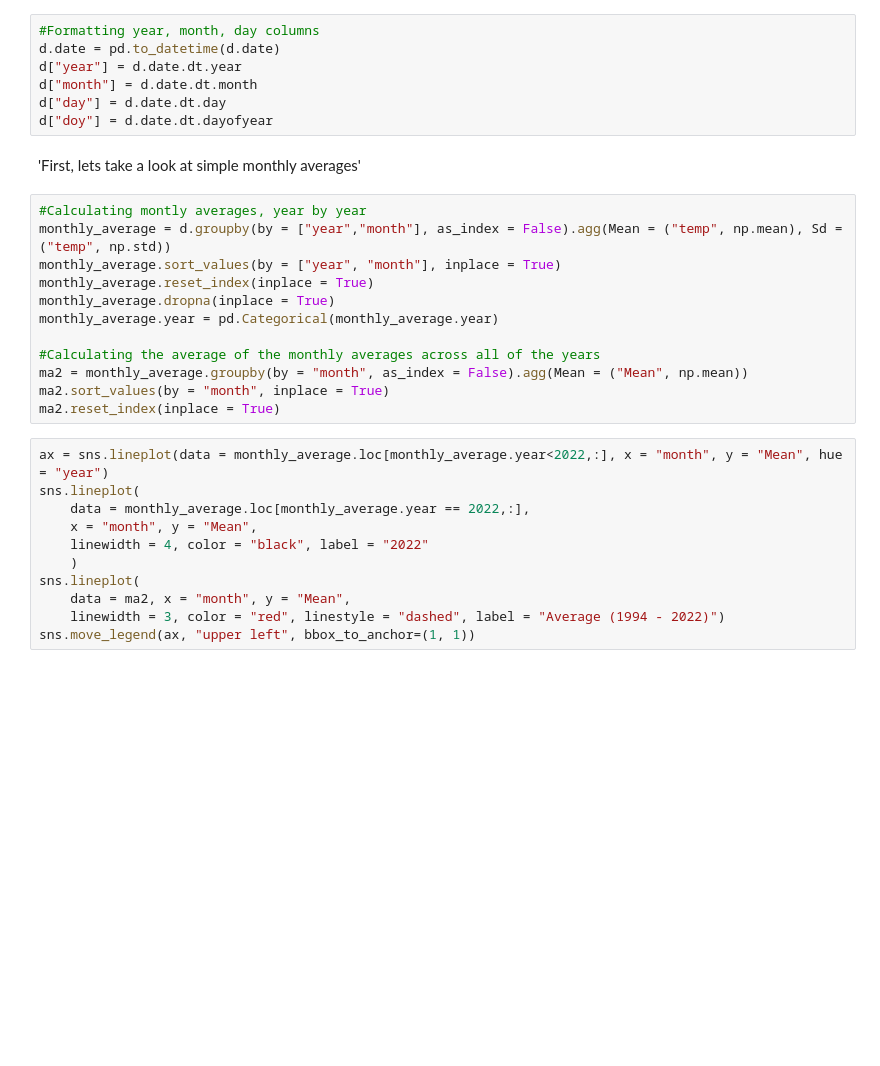
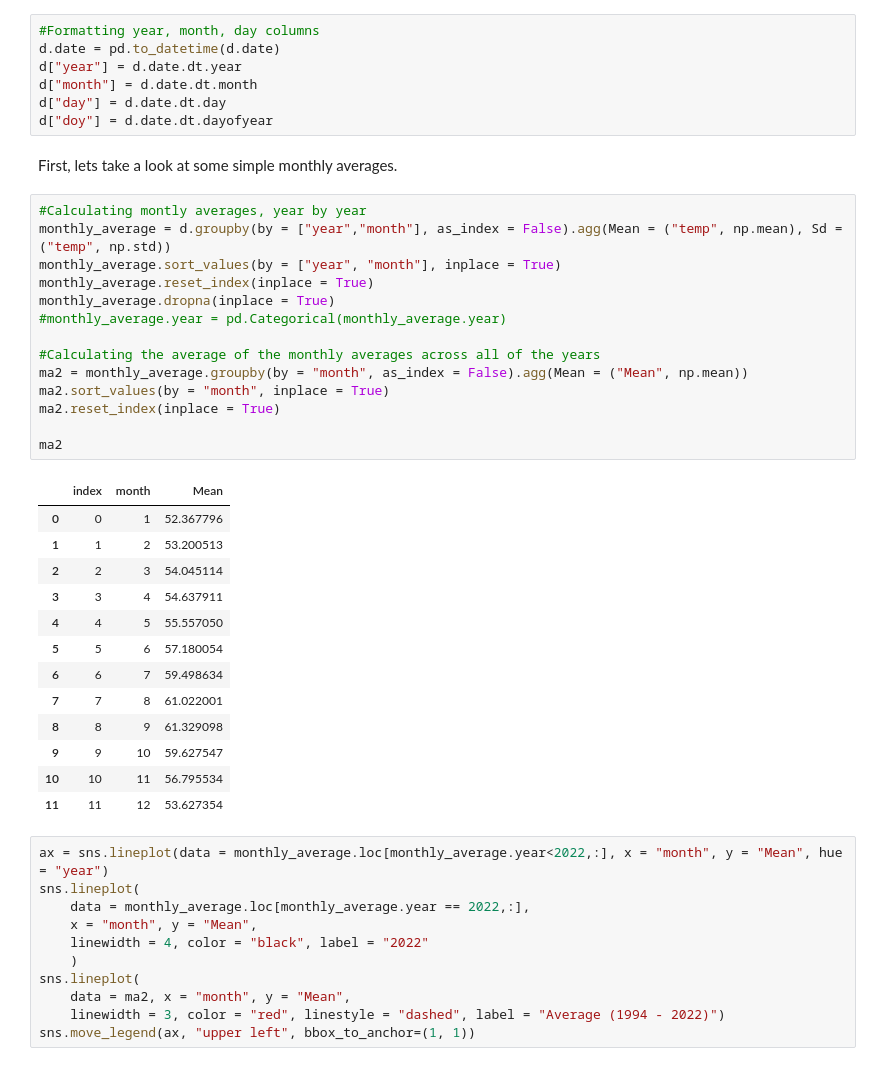
Before and after one commit to nelsonauner/SF_Bay, a Jupyter notebook: analysis.ipynb, the cells around one changed output. Cells and saved outputs as stored; diff of their text form; blank space fills up the shorter version.

```diff
--- a/analysis.ipynb
+++ b/analysis.ipynb
@@ -83,19 +77,35 @@ d["month"] = d.date.dt.month
 d["day"] = d.date.dt.day
 d["doy"] = d.date.dt.dayofyear
 # %% [markdown]
-'First, lets take a look at simple monthly averages'
+First, lets take a look at some simple monthly averages.
 # %%
 #Calculating montly averages, year by year
 monthly_average = d.groupby(by = ["year","month"], as_index = False).agg(Mean = ("temp", np.mean), Sd = ("temp", np.std))
 monthly_average.sort_values(by = ["year", "month"], inplace = True)
 monthly_average.reset_index(inplace = True)
 monthly_average.dropna(inplace = True)
-monthly_average.year = pd.Categorical(monthly_average.year)
+#monthly_average.year = pd.Categorical(monthly_average.year)
 
 #Calculating the average of the monthly averages across all of the years
 ma2 = monthly_average.groupby(by = "month", as_index = False).agg(Mean = ("Mean", np.mean))
 ma2.sort_values(by = "month", inplace = True)
 ma2.reset_index(inplace = True)
+
+ma2
+# %% [output]
+|  | index | month | Mean |
+| 0 | 0 | 1 | 52.367796 |
+| 1 | 1 | 2 | 53.200513 |
+| 2 | 2 | 3 | 54.045114 |
+| 3 | 3 | 4 | 54.637911 |
+| 4 | 4 | 5 | 55.557050 |
+| 5 | 5 | 6 | 57.180054 |
+| 6 | 6 | 7 | 59.498634 |
+| 7 | 7 | 8 | 61.022001 |
+| 8 | 8 | 9 | 61.329098 |
+| 9 | 9 | 10 | 59.627547 |
+| 10 | 10 | 11 | 56.795534 |
+| 11 | 11 | 12 | 53.627354 |
 # %%
 ax = sns.lineplot(data = monthly_average.loc[monthly_average.year<2022,:], x = "month", y = "Mean", hue = "year")
 sns.lineplot(
```
Also changed, not shown: parts of 5 cells of this notebook.
